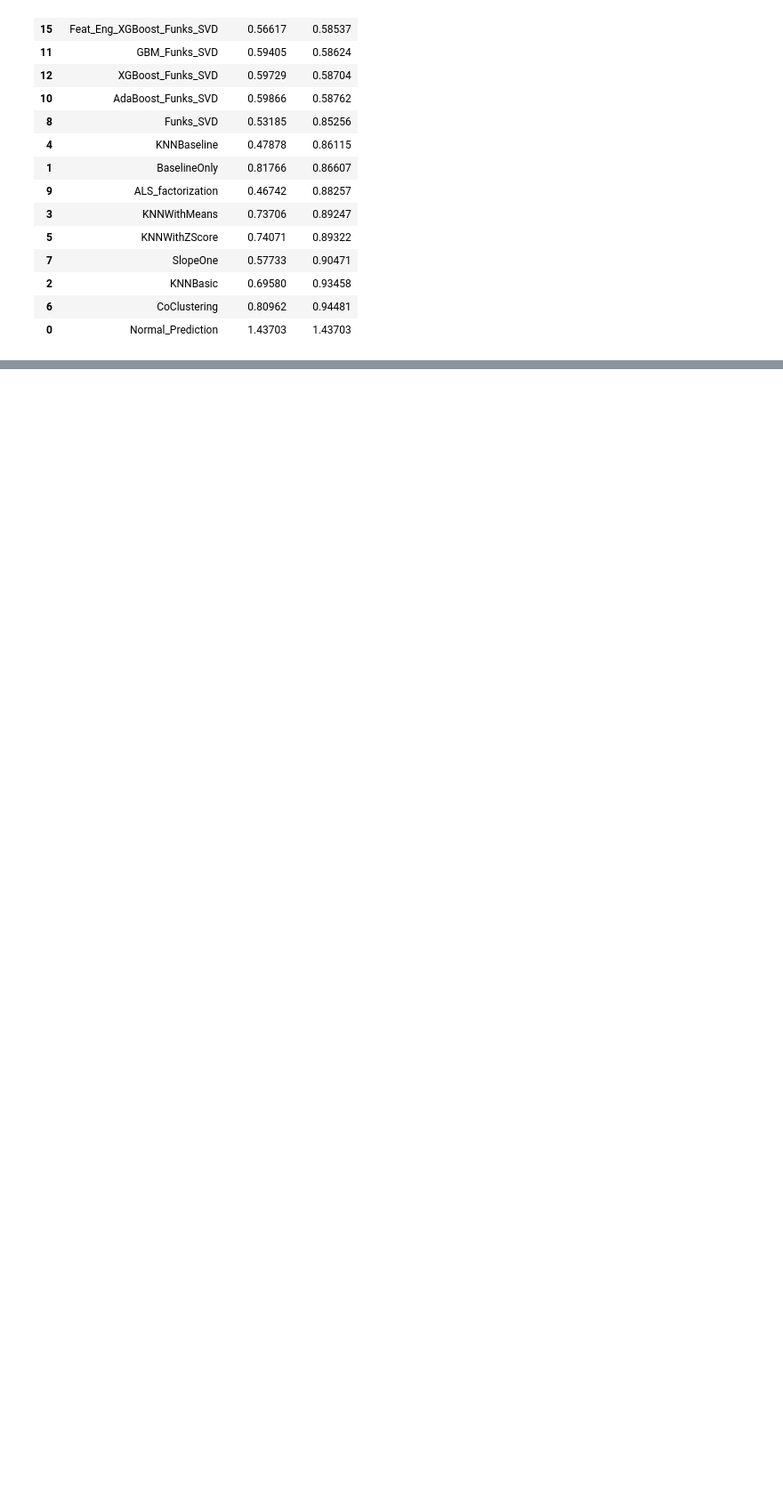
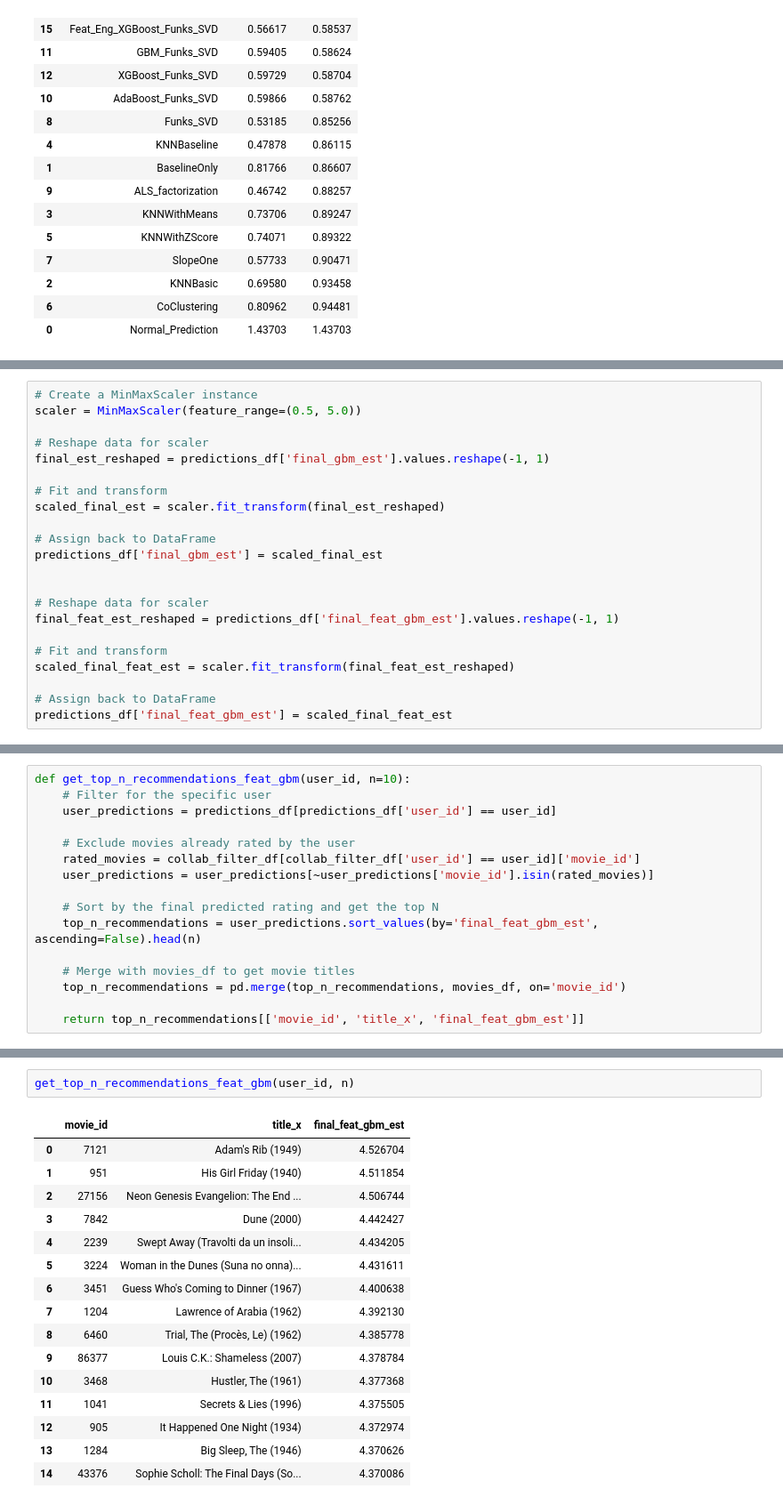
Before and after one commit to evan-rosenbaum1/movie_recommendation_system, a Jupyter notebook: movie_recommendation_system.ipynb, the cells around one changed output, grey strips where cells are left out. Shown: that part at 89% size. Saved outputs shown, nothing was run; the diff lists cells and outputs as text; blank space fills up the shorter version.

```diff
--- a/movie_recommendation_system.ipynb
+++ b/movie_recommendation_system.ipynb
@@ -927,0 +1073,22 @@ with open(feat_eng_gbm_model_file_path, 'wb') as file:
+# %%
+# Create a MinMaxScaler instance
+scaler = MinMaxScaler(feature_range=(0.5, 5.0))
+
+# Reshape data for scaler
+final_est_reshaped = predictions_df['final_gbm_est'].values.reshape(-1, 1)
+
+# Fit and transform
+scaled_final_est = scaler.fit_transform(final_est_reshaped)
+
+# Assign back to DataFrame
+predictions_df['final_gbm_est'] = scaled_final_est
+
+
+# Reshape data for scaler
+final_feat_est_reshaped = predictions_df['final_feat_gbm_est'].values.reshape(-1, 1)
+
+# Fit and transform
+scaled_final_feat_est = scaler.fit_transform(final_feat_est_reshaped)
+
+# Assign back to DataFrame
+predictions_df['final_feat_gbm_est'] = scaled_final_feat_est
@@ -927,0 +1105,16 @@ with open(feat_eng_gbm_model_file_path, 'wb') as file:
+# %%
+def get_top_n_recommendations_feat_gbm(user_id, n=10):
+    # Filter for the specific user
+    user_predictions = predictions_df[predictions_df['user_id'] == user_id]
+
+    # Exclude movies already rated by the user
+    rated_movies = collab_filter_df[collab_filter_df['user_id'] == user_id]['movie_id']
+    user_predictions = user_predictions[~user_predictions['movie_id'].isin(rated_movies)]
+
+    # Sort by the final predicted rating and get the top N
+    top_n_recommendations = user_predictions.sort_values(by='final_feat_gbm_est', ascending=False).head(n)
+
+    # Merge with movies_df to get movie titles
+    top_n_recommendations = pd.merge(top_n_recommendations, movies_df, on='movie_id')
+
+    return top_n_recommendations[['movie_id', 'title_x', 'final_feat_gbm_est']]
@@ -927,0 +1172,19 @@ with open(feat_eng_gbm_model_file_path, 'wb') as file:
+# %%
+get_top_n_recommendations_feat_gbm(user_id, n)
+# %% [output]
+|  | movie_id | title_x | final_feat_gbm_est |
+| 0 | 7121 | Adam's Rib (1949) | 4.526704 |
+| 1 | 951 | His Girl Friday (1940) | 4.511854 |
+| 2 | 27156 | Neon Genesis Evangelion: The End ... | 4.506744 |
+| 3 | 7842 | Dune (2000) | 4.442427 |
+| 4 | 2239 | Swept Away (Travolti da un insoli... | 4.434205 |
+| 5 | 3224 | Woman in the Dunes (Suna no onna)... | 4.431611 |
+| 6 | 3451 | Guess Who's Coming to Dinner (1967) | 4.400638 |
+| 7 | 1204 | Lawrence of Arabia (1962) | 4.392130 |
+| 8 | 6460 | Trial, The (Procès, Le) (1962) | 4.385778 |
+| 9 | 86377 | Louis C.K.: Shameless (2007) | 4.378784 |
+| 10 | 3468 | Hustler, The (1961) | 4.377368 |
+| 11 | 1041 | Secrets & Lies (1996) | 4.375505 |
+| 12 | 905 | It Happened One Night (1934) | 4.372974 |
+| 13 | 1284 | Big Sleep, The (1946) | 4.370626 |
+| 14 | 43376 | Sophie Scholl: The Final Days (So... | 4.370086 |
```
Also changed, not shown: parts of 51 cells of this notebook.
